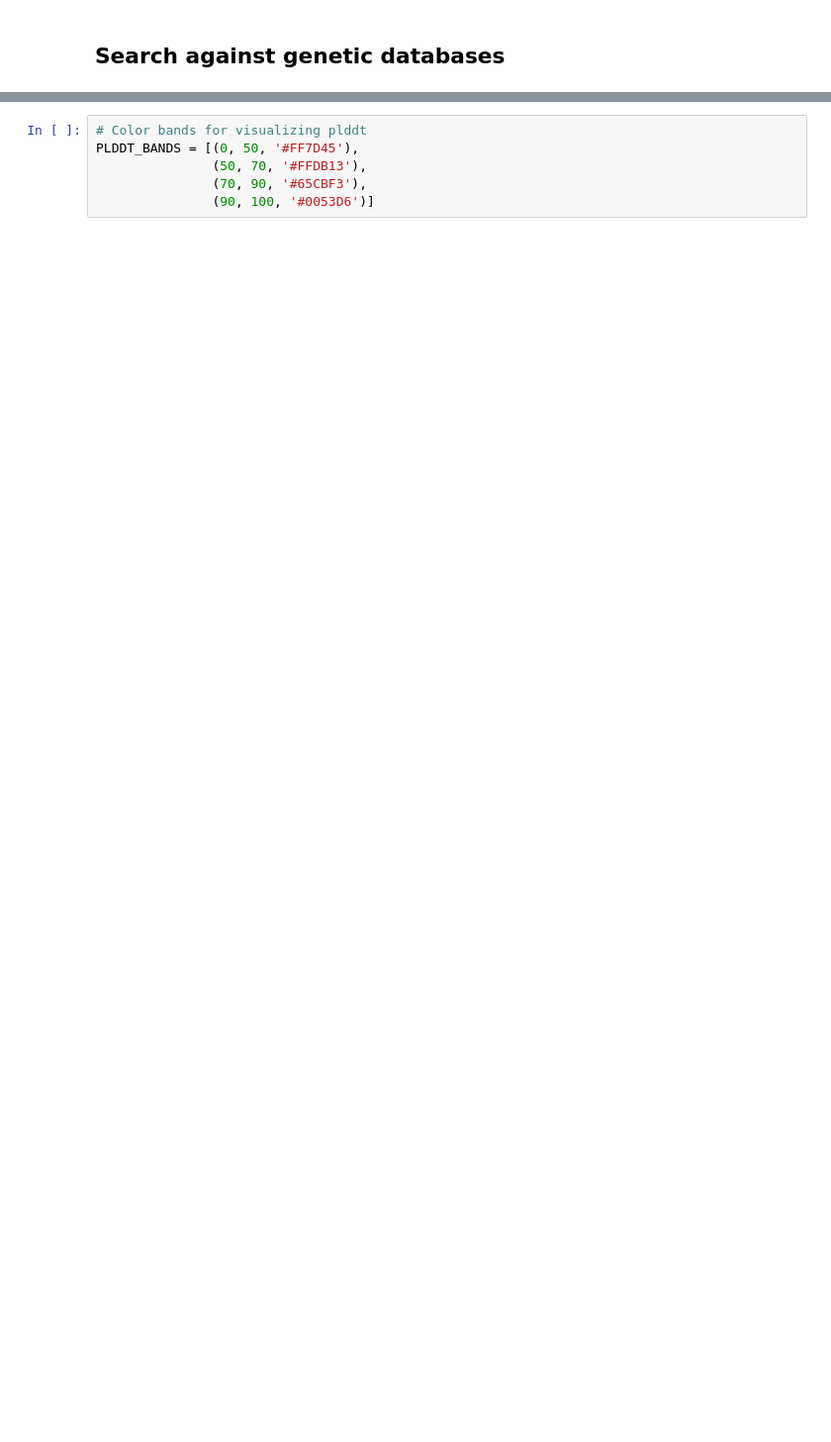
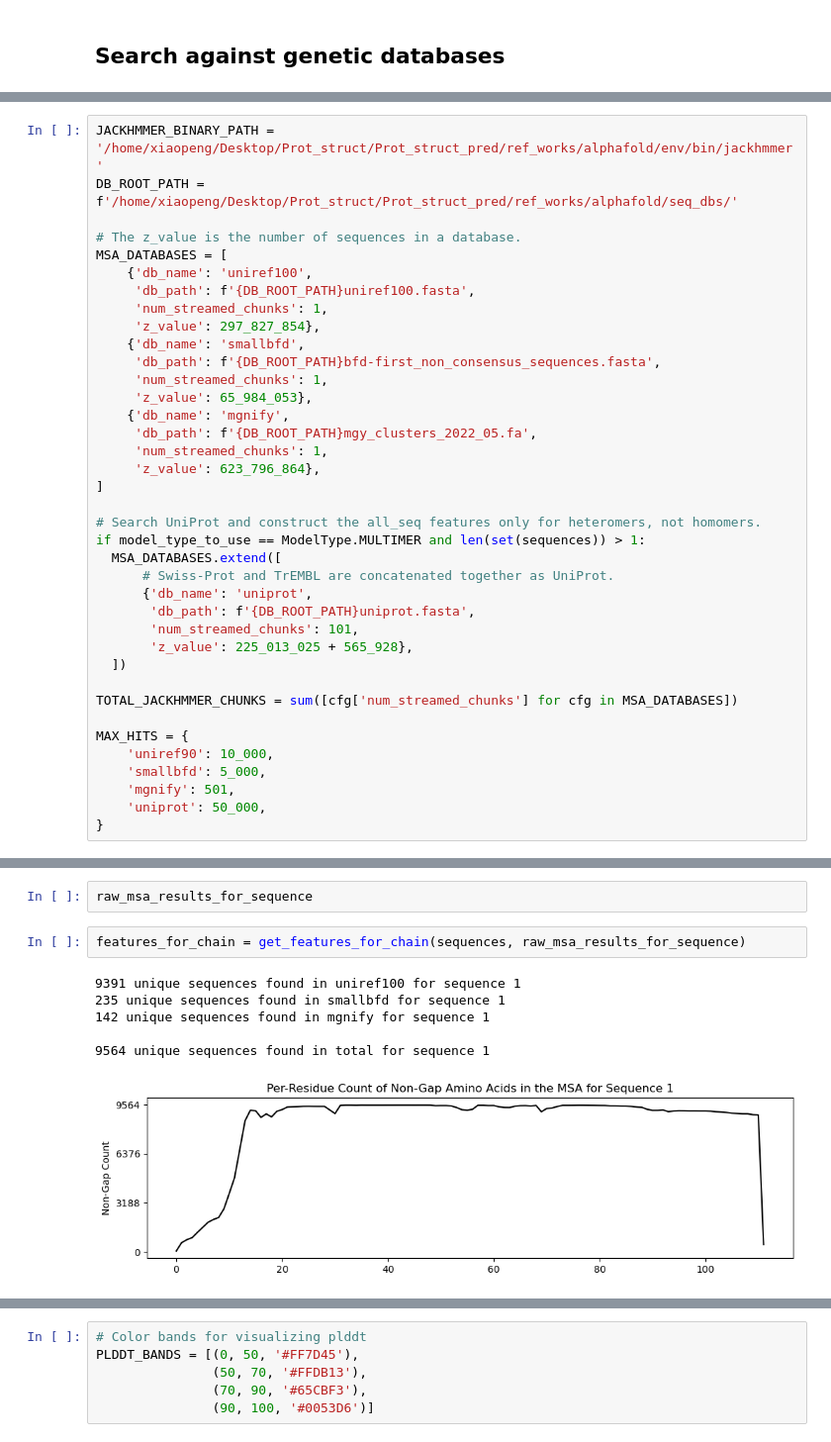
Before and after one commit to charlesxu90/alphafold, a Jupyter notebook: notebooks/AlphaFold_local.ipynb, the cells around one changed output, grey strips where cells are left out. Shown at 99% size. Saved outputs shown, nothing was run; the diff lists cells and outputs as text; blank space fills up the shorter version.

```diff
--- a/notebooks/AlphaFold_local.ipynb
+++ b/notebooks/AlphaFold_local.ipynb
@@ -148,0 +158,38 @@ from ipywidgets import Output
+# %%
+JACKHMMER_BINARY_PATH = '/home/xiaopeng/Desktop/Prot_struct/Prot_struct_pred/ref_works/alphafold/env/bin/jackhmmer'
+DB_ROOT_PATH = f'/home/xiaopeng/Desktop/Prot_struct/Prot_struct_pred/ref_works/alphafold/seq_dbs/'
+
+# The z_value is the number of sequences in a database.
+MSA_DATABASES = [
+    {'db_name': 'uniref100',
+     'db_path': f'{DB_ROOT_PATH}uniref100.fasta',
+     'num_streamed_chunks': 1,
+     'z_value': 297_827_854},
+    {'db_name': 'smallbfd',
+     'db_path': f'{DB_ROOT_PATH}bfd-first_non_consensus_sequences.fasta',
+     'num_streamed_chunks': 1,
+     'z_value': 65_984_053},
+    {'db_name': 'mgnify',
+     'db_path': f'{DB_ROOT_PATH}mgy_clusters_2022_05.fa',
+     'num_streamed_chunks': 1,
+     'z_value': 623_796_864},
+]
+
+# Search UniProt and construct the all_seq features only for heteromers, not homomers.
+if model_type_to_use == ModelType.MULTIMER and len(set(sequences)) > 1:
+  MSA_DATABASES.extend([
+      # Swiss-Prot and TrEMBL are concatenated together as UniProt.
+      {'db_name': 'uniprot',
+       'db_path': f'{DB_ROOT_PATH}uniprot.fasta',
+       'num_streamed_chunks': 101,
+       'z_value': 225_013_025 + 565_928},
+  ])
+
+TOTAL_JACKHMMER_CHUNKS = sum([cfg['num_streamed_chunks'] for cfg in MSA_DATABASES])
+
+MAX_HITS = {
+    'uniref90': 10_000,
+    'smallbfd': 5_000,
+    'mgnify': 501,
+    'uniprot': 50_000,
+}
@@ -148,0 +293,11 @@ from ipywidgets import Output
+# %%
+raw_msa_results_for_sequence
+# %%
+features_for_chain = get_features_for_chain(sequences, raw_msa_results_for_sequence)
+# %% [output]
+9391 unique sequences found in uniref100 for sequence 1
+235 unique sequences found in smallbfd for sequence 1
+142 unique sequences found in mgnify for sequence 1
+
+9564 unique sequences found in total for sequence 1
+[figure, added]
```
Also changed, not shown: parts of 17 cells of this notebook, 1 other file.
